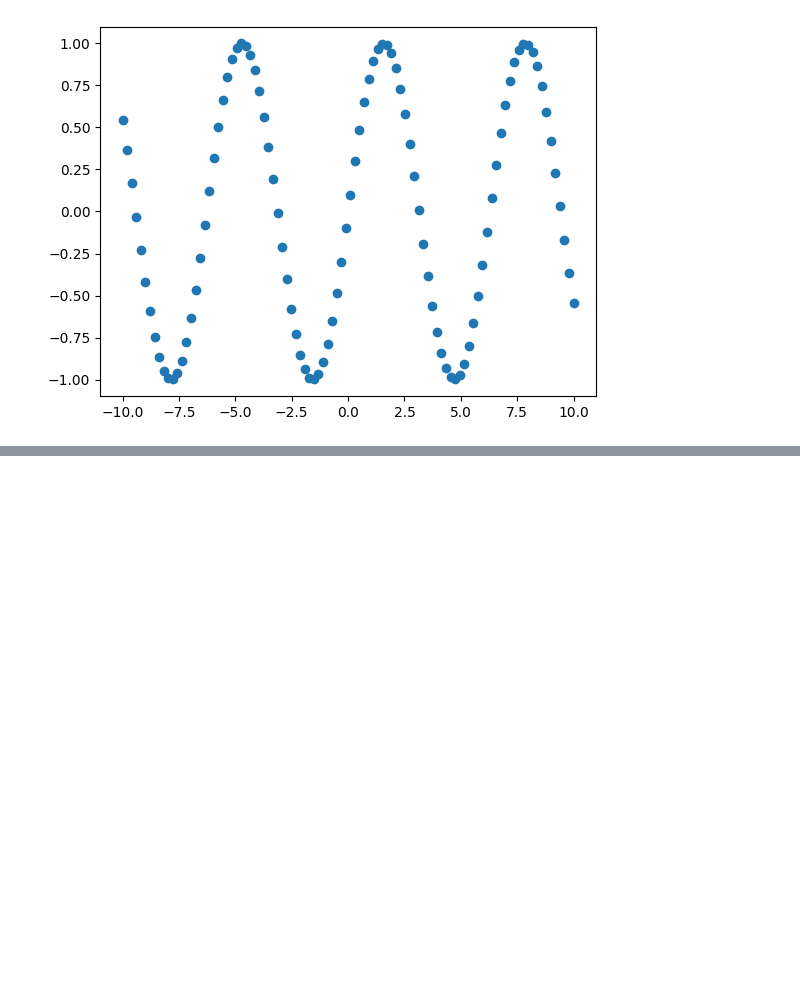
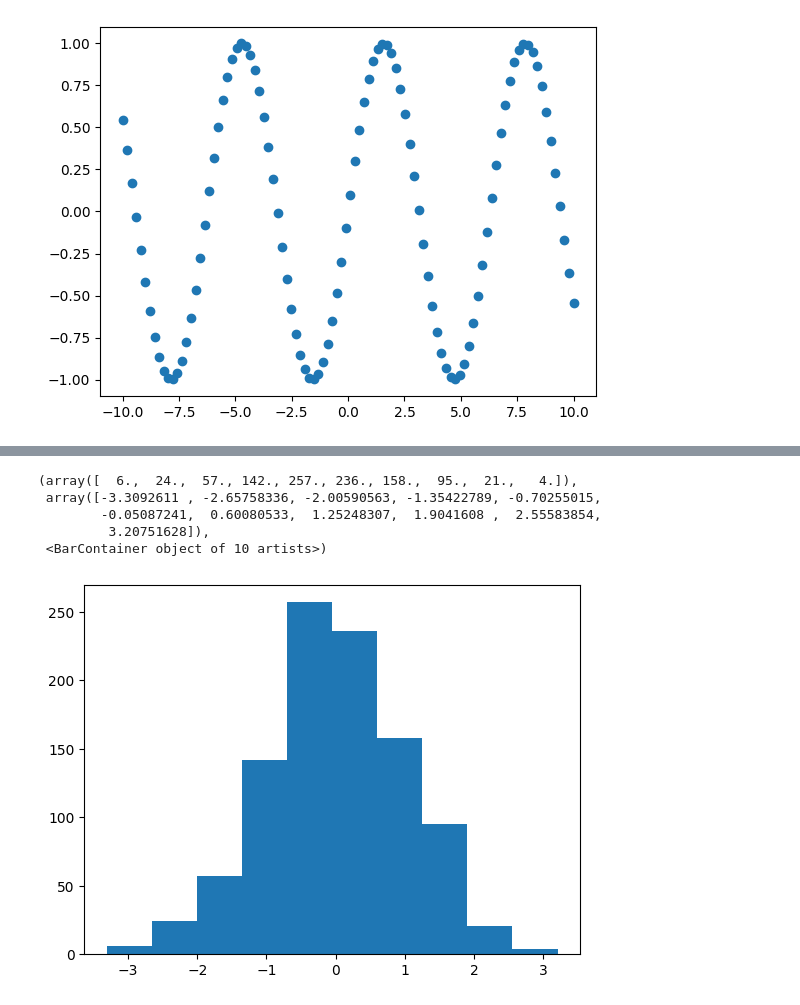
Before and after one commit to mcc-oscar-perez/Python, a Jupyter notebook: Modelo_De_Machine_Learning/Matplotlib_basic.ipynb, the cells around one changed output, grey strips where cells are left out. Saved outputs shown, nothing was run; the diff lists cells and outputs as text; code cells hidden in the pictures; blank space fills up the shorter version.

```diff
--- a/Modelo_De_Machine_Learning/Matplotlib_basic.ipynb
+++ b/Modelo_De_Machine_Learning/Matplotlib_basic.ipynb
@@ -104,0 +138,13 @@ ax.scatter(x,y)
+# %%
+# Podemos crear una distribución de 1000 valores aleatorios distribuidos normalmente
+x = np.random.randn(1000) # Creamos aun array de mil numeros con puntos decimales entre 0 y 1
+# Creamos un un histograma
+fig, ax = plt.subplots()
+ax.hist(x)
+# %% [output]
+(array([  6.,  24.,  57., 142., 257., 236., 158.,  95.,  21.,   4.]),
+ array([-3.3092611 , -2.65758336, -2.00590563, -1.35422789, -0.70255015,
+        -0.05087241,  0.60080533,  1.25248307,  1.9041608 ,  2.55583854,
+         3.20751628]),
+ <BarContainer object of 10 artists>)
+[figure, added]
```
Also changed, not shown: parts of 11 cells of this notebook.
